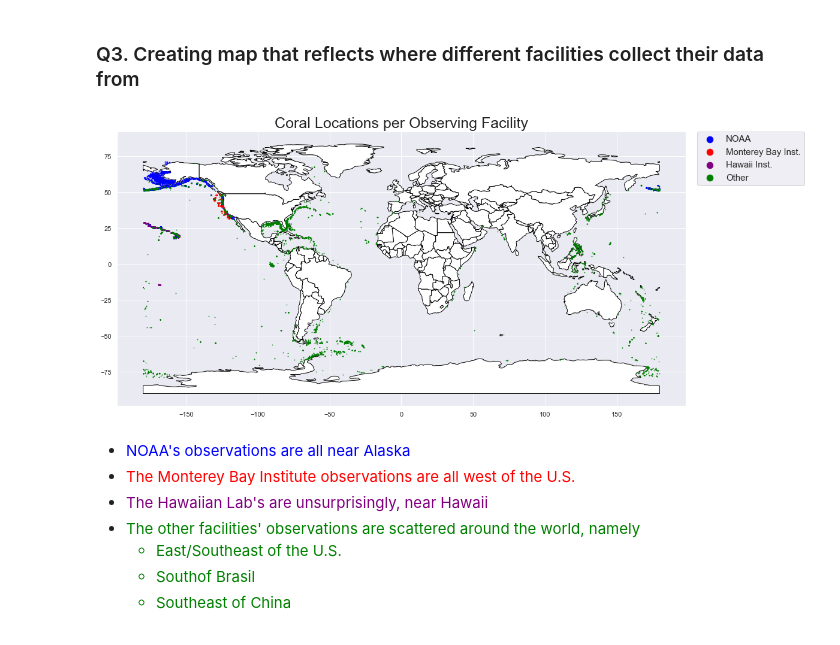
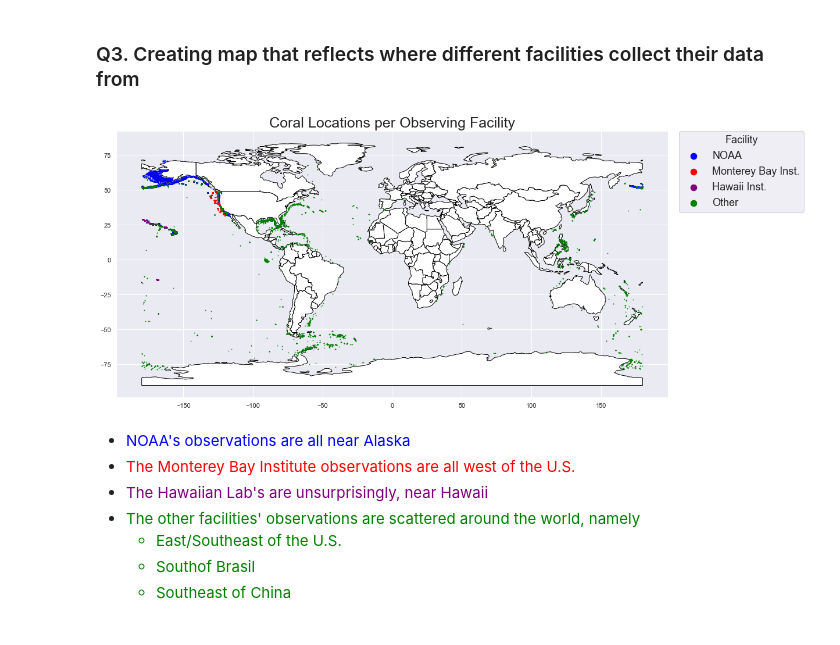
Before and after one commit to SamuelD-Data/deep_sea_corals_project, a Jupyter notebook: deep_sea_corals_project_notebook.ipynb, the cells around one changed output. Drawn from its saved outputs; the diff is of its cells as text; code cells hidden in the pictures.

Commit message:
added titles to map legends and increase legend fontsizes

```diff
--- a/deep_sea_corals_project_notebook.ipynb
+++ b/deep_sea_corals_project_notebook.ipynb
@@ -271,35 +271,35 @@ Total % of observations from NOAA: 46.0
 # %%
 # loading world map
 earth_map = gpd.read_file(gpd.datasets.get_path('naturalearth_lowres'))
 base = earth_map.plot(color='white', edgecolor='black', figsize = (17, 20))
 
 # separating rows by data provider
 noaa_data = df[df.data_provider.str.contains('noaa')]
 mbari_data = df[df.data_provider == 'monterey bay aquarium research institute']
 hurl_data = df[df.data_provider == 'hawaii undersea research laboratory']
 alt_data = df[
     (df.data_provider != 'hawaii undersea research laboratory') &
     (df.data_provider != 'monterey bay aquarium research institute') &
     (df.data_provider.str.contains('noaa') == False)
              ]
 
 # creating dataframe for geoplot
 noaa_data = df_to_gdf(noaa_data)
 mbari_data = df_to_gdf(mbari_data)
 hurl_data = df_to_gdf(hurl_data)
 alt_data = df_to_gdf(alt_data)
 
 # plotting
 noaa_data.plot(ax = base, marker = 'o', color = 'blue', markersize=0.5)
 mbari_data.plot(ax = base, marker = 'o', color = 'red', markersize=0.5)
 hurl_data.plot(ax = base, marker = 'o', color = 'purple', markersize=0.5)
 alt_data.plot(ax = base, marker = 'o', color = 'green', markersize=0.5)
-plt.legend(bbox_to_anchor=(1.02, 1), loc=2, borderaxespad=0., labels=['NOAA', 'Monterey Bay Inst.', 'Hawaii Inst.', 'Other'], prop={'size': 15}, markerscale = 15)
+plt.legend(bbox_to_anchor=(1.02, 1), loc=2, borderaxespad=0., labels=['NOAA', 'Monterey Bay Inst.', 'Hawaii Inst.', 'Other'], prop={'size': 18}, markerscale = 15, title = 'Facility', title_fontsize = 18)
 
 plt.title('Coral Locations per Observing Facility', fontsize=25)
 plt.show()
 # %% [output]
-[figure, old version]
+[figure, new version]
 # %% [markdown]
 - <span style="color:blue">NOAA's observations are all near Alaska</span>
 - <span style="color:red">The Monterey Bay Institute observations are all west of the U.S.</span>
```
Also changed, not shown: parts of 4 cells of this notebook.
